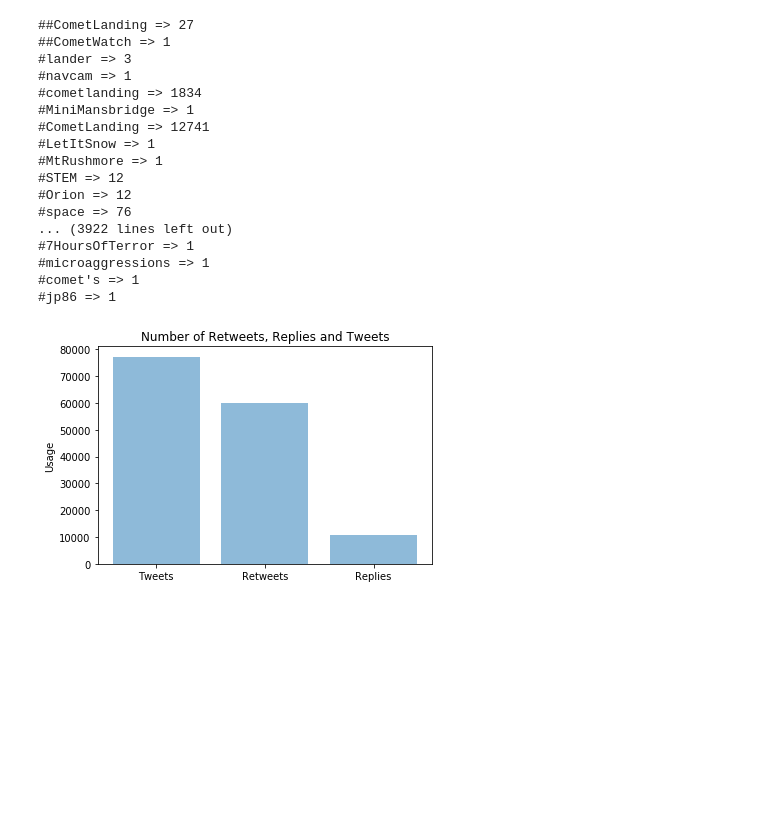
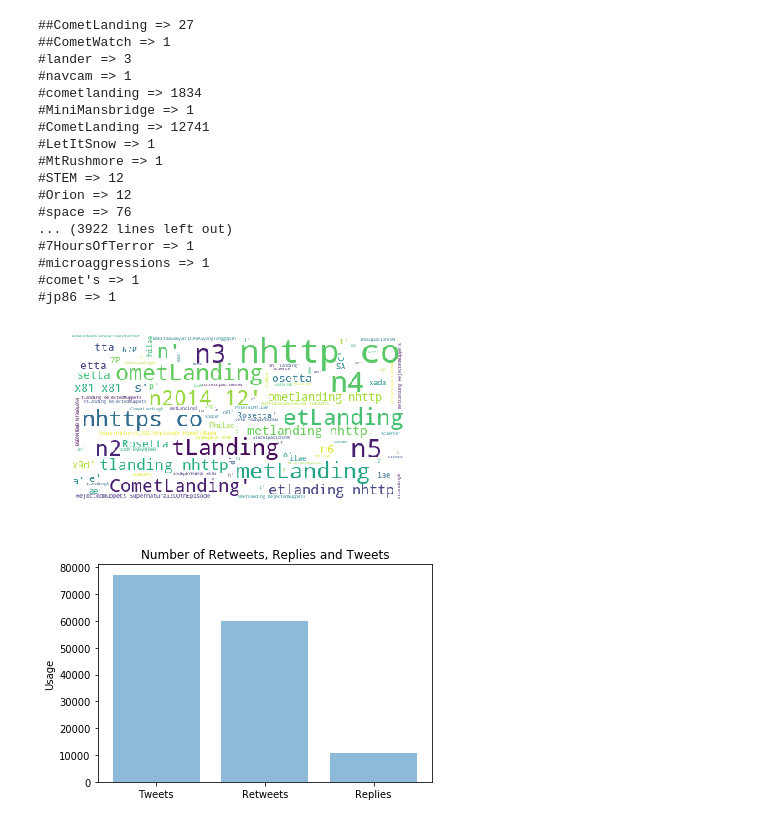
Before and after one commit to ryanmasad/Python2, a Jupyter notebook: code/CometLanding.ipynb, the cells around one changed output. Cells and saved outputs as stored; diff of their text form; code cells hidden in the pictures; blank space fills up the shorter version.

Commit message:
Added somewhat of a word cloud but there are some issues that may need fixed

```diff
--- a/code/CometLanding.ipynb
+++ b/code/CometLanding.ipynb
@@ -7,5 +8,5 @@ import numpy as np
 # %%
-df=pd.read_csv("../data/CometLanding.csv")
+df=pd.read_csv("../data/CometLanding.csv",encoding="UTF-8")
 # %%
 len(df)
 # %% [output]
@@ -65,13 +82,6 @@ Total number of replies: 10624
 # %%
-import re
-hashtags = []
-for index, row in dfNoRT.iterrows():
-    text = (row['text'].split(" "))
-    for token in text:
-        if token.startswith('#'):
-            hashtags.append(token)
-
 hashtagCount = {}
+thing = []
 
 for hashtag in hashtags:
     if hashtag not in hashtagCount:
@@ -100,6 +110,23 @@ for key,val in hashtagCount.items():
 #microaggressions => 1
 #comet's => 1
 #jp86 => 1
+# %%
+for key,val in hashtagCount.items():
+    thing.append(key)
+
+thing = [e[1:] for e in thing]
+stopwords = set(STOPWORDS)
+stopwords.add("CometLanding")
+
+
+wordcloud = WordCloud(background_color='white',stopwords=stopwords,max_words=30000,max_font_size=40, random_state=42).generate(str(thing))
+fig = plt.figure(1)
+plt.imshow(wordcloud)
+plt.axis('off')
+plt.show()
+fig.savefig("wordCloud.png", dpi=5500)
+# %% [output]
+[figure, added]
 # %%
     objects = ('Tweets','Retweets', 'Replies')
     y_pos = np.arange(len(objects))
```
Also changed, not shown: parts of 2 cells of this notebook.
